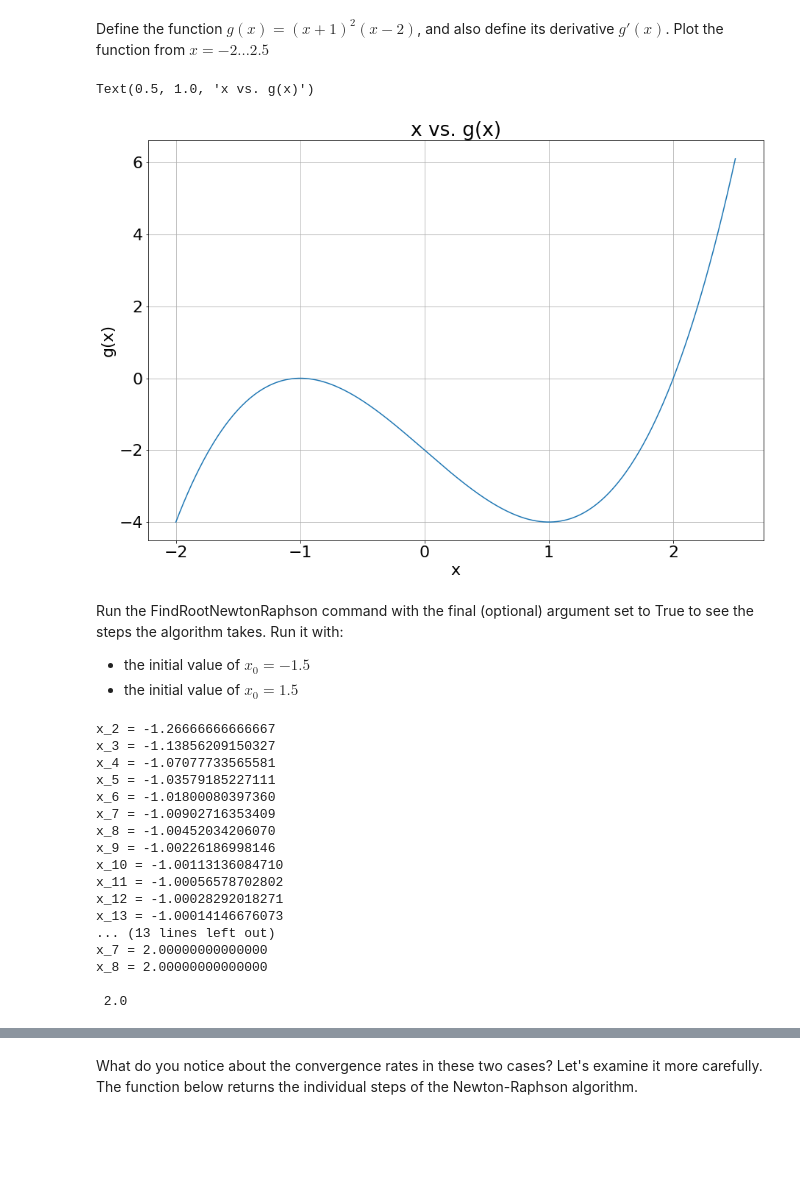
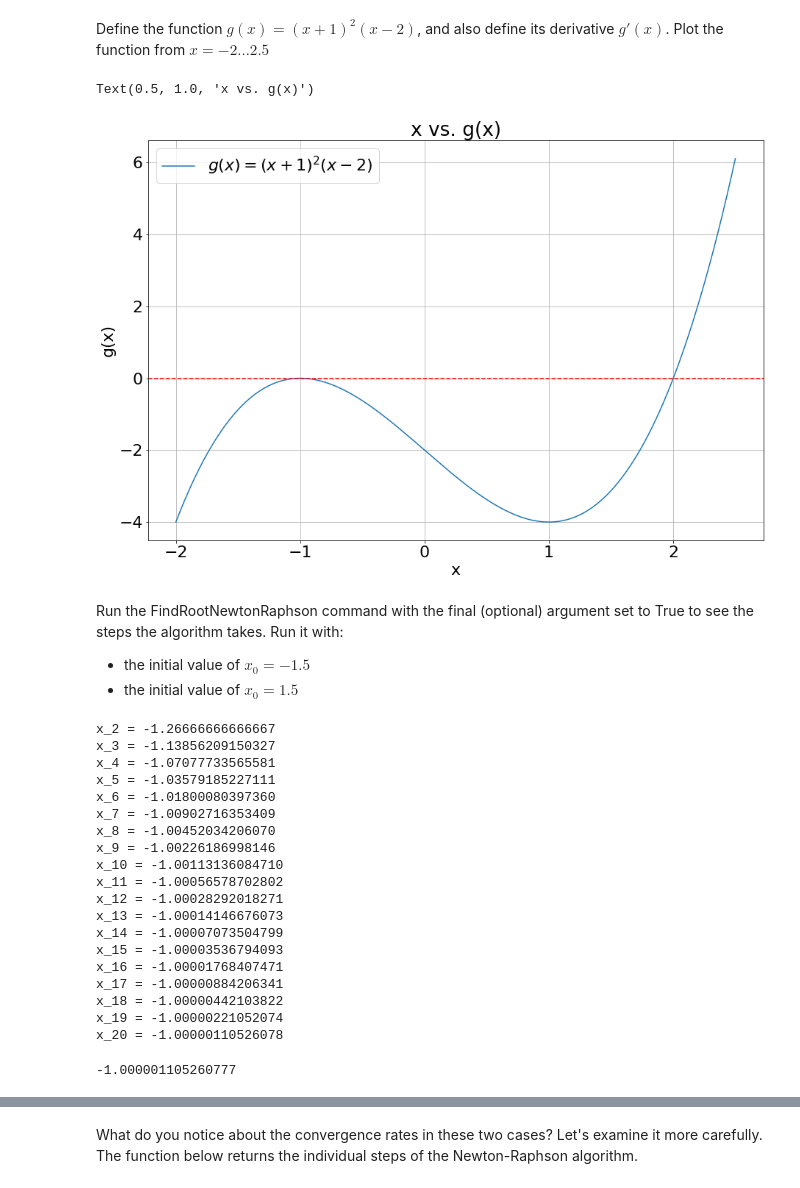
Before and after one commit to Conor-O-Mahony/ACM20030-Assignments, a Jupyter notebook: Assignment 2/Assignment-2.ipynb, the cells around one changed output, grey strips where cells are left out. Drawn from its saved outputs; the diff is of its cells as text; code cells hidden in the pictures; blank space fills up the shorter version.

```diff
--- a/Assignment 2/Assignment-2.ipynb
+++ b/Assignment 2/Assignment-2.ipynb
@@ -286,28 +291,28 @@ Define the function $g(x) = (x+1)^2(x-2)$, and also define its derivative $g'(x)
 # %%
 def g(x):
     return ((x+1)**2)*(x-2)
 
 def dg(x):
     return 3*(x**2-1)
 
 x=np.arange(-2,2.5,0.001)
 
-plt.plot(x, g(x))
+plt.plot(x, g(x), label='$g(x) = (x+1)^2(x-2)$')
 plt.xlabel('x')
 plt.ylabel('g(x)')
+plt.axhline(y=0, color='r', linestyle='--')
 plt.grid()
+plt.legend()
 plt.title('x vs. g(x)')
 # %% [output]
 Text(0.5, 1.0, 'x vs. g(x)')
-[figure, old version]
+[figure, new version]
 # %% [markdown]
 Run the FindRootNewtonRaphson command with the final (optional) argument set to True to see the steps the algorithm takes. Run it with:
  - the initial value of $x_0 = -1.5$
  - the initial value of $x_0 = 1.5$
 # %%
-print(FindRootNewtonRaphson(g, dg, -1.5, 1*10e-15, True))
-
-print('\n',FindRootNewtonRaphson(g, dg, 1.5, 1*10e-12, True))
+FindRootNewtonRaphson(g, dg, -1.5, 1*10e-15, True)
 # %% [output]
 x_2 = -1.26666666666667
 x_3 = -1.13856209150327
@@ -321,8 +326,11 @@ x_10 = -1.00113136084710
 x_11 = -1.00056578702802
 x_12 = -1.00028292018271
 x_13 = -1.00014146676073
-... (13 lines left out)
-x_7 = 2.00000000000000
-x_8 = 2.00000000000000
-
- 2.0
+x_14 = -1.00007073504799
+x_15 = -1.00003536794093
+x_16 = -1.00001768407471
+x_17 = -1.00000884206341
+x_18 = -1.00000442103822
+x_19 = -1.00000221052074
+x_20 = -1.00000110526078
+-1.000001105260777
```
Also changed, not shown: parts of 13 cells of this notebook.
